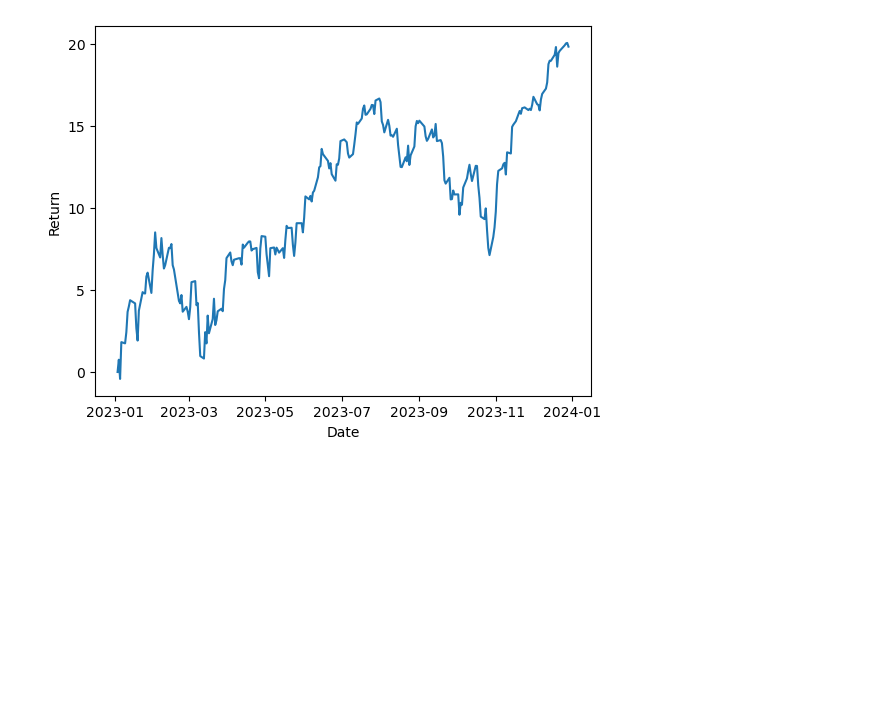
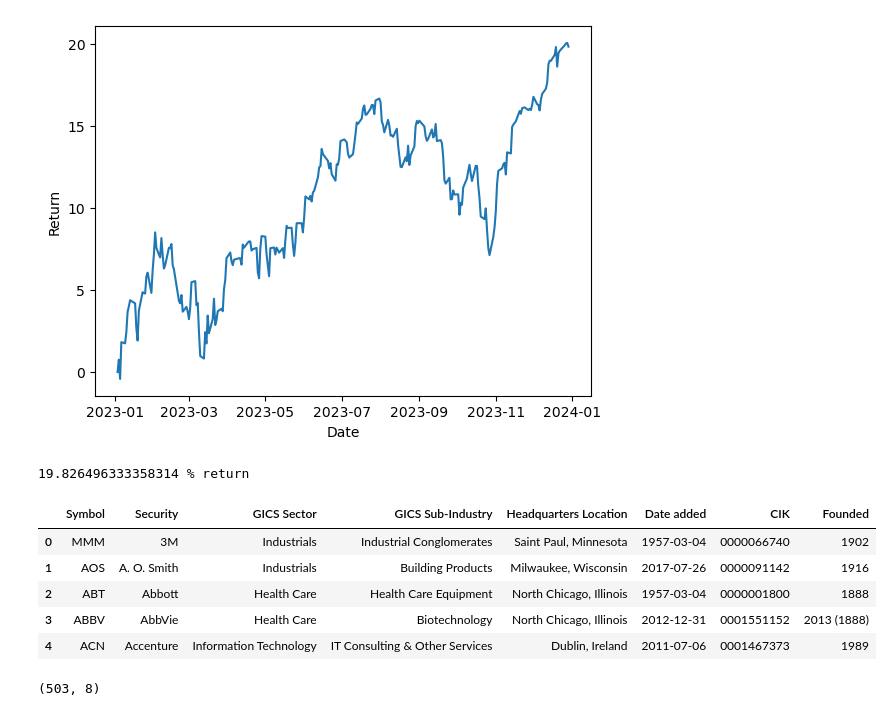
Before and after one commit to aadideshpande/s-p_index_analysis, a Jupyter notebook: main.ipynb, the cells around one changed output. Drawn from its saved outputs; the diff is of its cells as text; code cells hidden in the pictures; blank space fills up the shorter version.

```diff
--- a/main.ipynb
+++ b/main.ipynb
@@ -62,3 +64,35 @@ sns.lineplot(data=df['Return'], )
 # %% [output]
 <Axes: xlabel='Date', ylabel='Return'>
 [figure]
+# %%
+print(f'{df.iloc[-1]['Return']} % return')
+# %% [output]
+19.826496333358314 % return
+# %%
+url = "https://en.wikipedia.org/w/index.php?title=List_of_S%26P_500_companies&oldid=1192789360"
+response = requests.get(url)
+soup = BeautifulSoup(response.text, "html.parser")
+table = soup.find("table", {"class": "wikitable sortable"})
+headers = [header.text.strip() for header in table.find("tr").find_all("th")]
+rows = table.find_all("tr")[1:]
+
+data = []
+for row in rows:
+    cols = row.find_all("td")
+    cols = [col.text.strip() for col in cols]
+    if cols:
+        data.append(cols)
+sp500_df = pd.DataFrame(data, columns=headers)
+# %%
+sp500_df.head()
+# %% [output]
+|  | Symbol | Security | GICS Sector | GICS Sub-Industry | Headquarters Location | Date added | CIK | Founded |
+| 0 | MMM | 3M | Industrials | Industrial Conglomerates | Saint Paul, Minnesota | 1957-03-04 | 0000066740 | 1902 |
+| 1 | AOS | A. O. Smith | Industrials | Building Products | Milwaukee, Wisconsin | 2017-07-26 | 0000091142 | 1916 |
+| 2 | ABT | Abbott | Health Care | Health Care Equipment | North Chicago, Illinois | 1957-03-04 | 0000001800 | 1888 |
+| 3 | ABBV | AbbVie | Health Care | Biotechnology | North Chicago, Illinois | 2012-12-31 | 0001551152 | 2013 (1888) |
+| 4 | ACN | Accenture | Information Technology | IT Consulting & Other Services | Dublin, Ireland | 2011-07-06 | 0001467373 | 1989 |
+# %%
+sp500_df.shape
+# %% [output]
+(503, 8)
```
Also changed, not shown: parts of 12 cells of this notebook.
